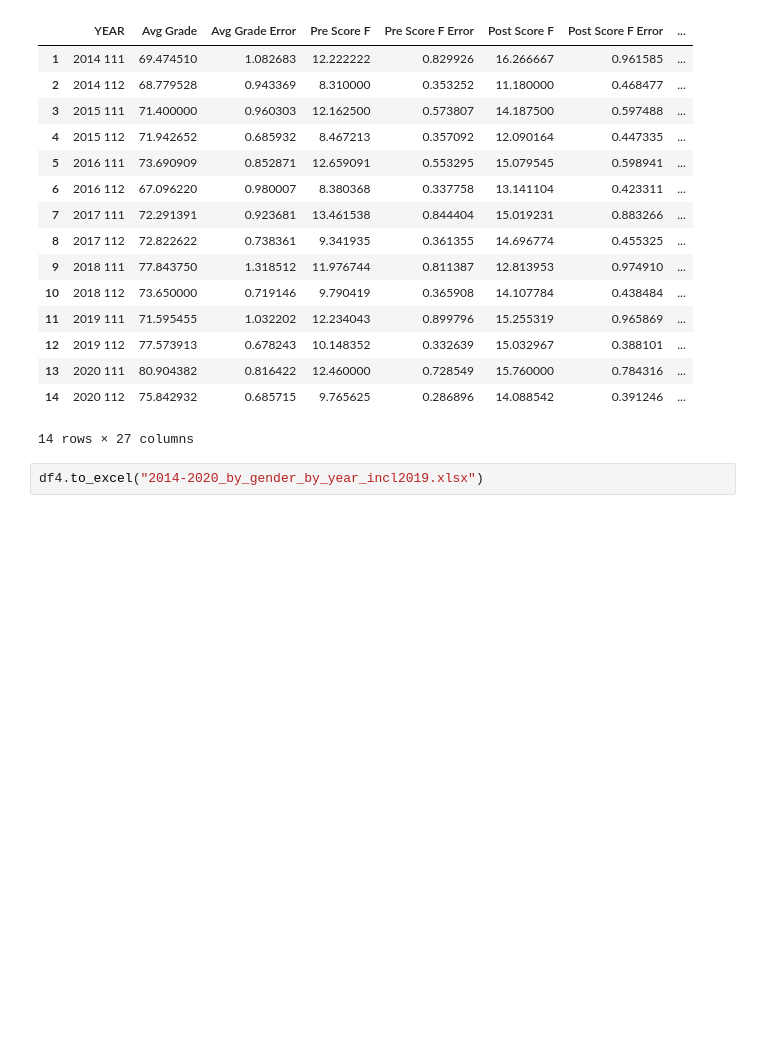
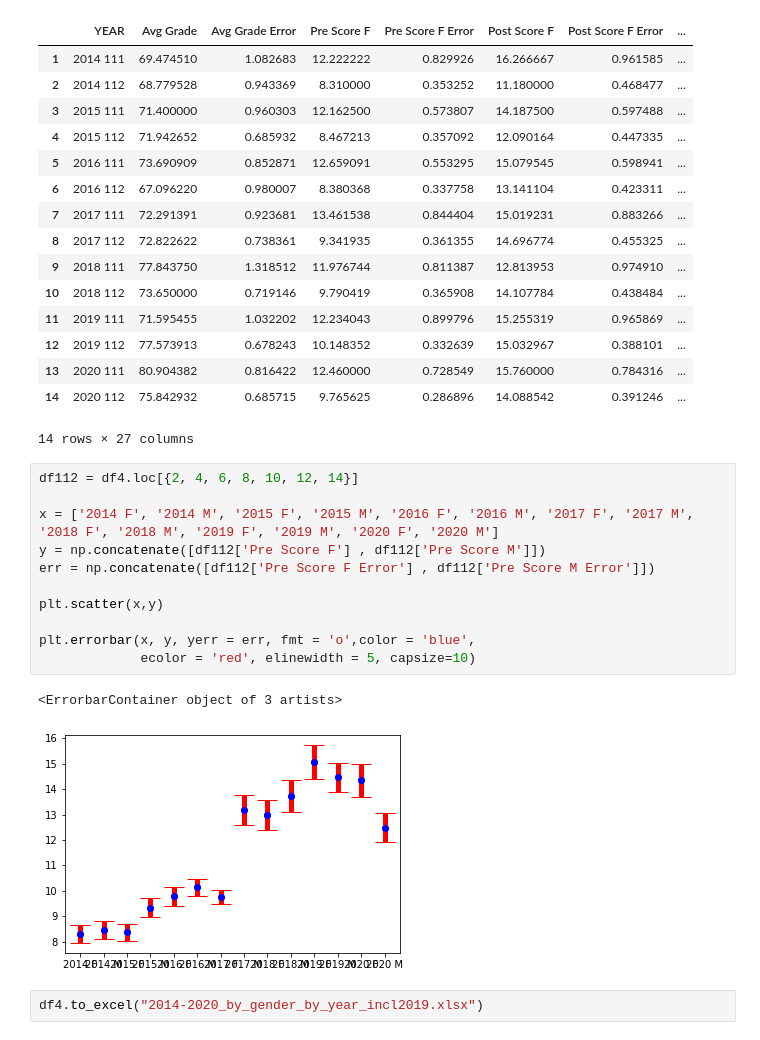
Before and after one commit to maya-patel/Honours-FCI-data, a Jupyter notebook: Data_Collection_Clean_Done.ipynb, the cells around one changed output. Saved outputs shown, nothing was run; the diff lists cells and outputs as text; blank space fills up the shorter version.

```diff
--- a/Data_Collection_Clean_Done.ipynb
+++ b/Data_Collection_Clean_Done.ipynb
@@ -241,6 +251,20 @@ df4
 | 13 | 2020 111 | 80.904382 | 0.816422 | 12.460000 | 0.728549 | 15.760000 | 0.784316 | ... |
 | 14 | 2020 112 | 75.842932 | 0.685715 | 9.765625 | 0.286896 | 14.088542 | 0.391246 | ... |
 14 rows × 27 columns
+# %%
+df112 = df4.loc[{2, 4, 6, 8, 10, 12, 14}]
+
+x = ['2014 F', '2014 M', '2015 F', '2015 M', '2016 F', '2016 M', '2017 F', '2017 M', '2018 F', '2018 M', '2019 F', '2019 M', '2020 F', '2020 M']
+y = np.concatenate([df112['Pre Score F'] , df112['Pre Score M']])
+err = np.concatenate([df112['Pre Score F Error'] , df112['Pre Score M Error']])
+
+plt.scatter(x,y)
+
+plt.errorbar(x, y, yerr = err, fmt = 'o',color = 'blue',
+             ecolor = 'red', elinewidth = 5, capsize=10)
+# %% [output]
+<ErrorbarContainer object of 3 artists>
+[figure, added]
 # %%
 df4.to_excel("2014-2020_by_gender_by_year_incl2019.xlsx")
 # %%
```
Also changed, not shown: parts of 4 cells of this notebook, 15 other files.
